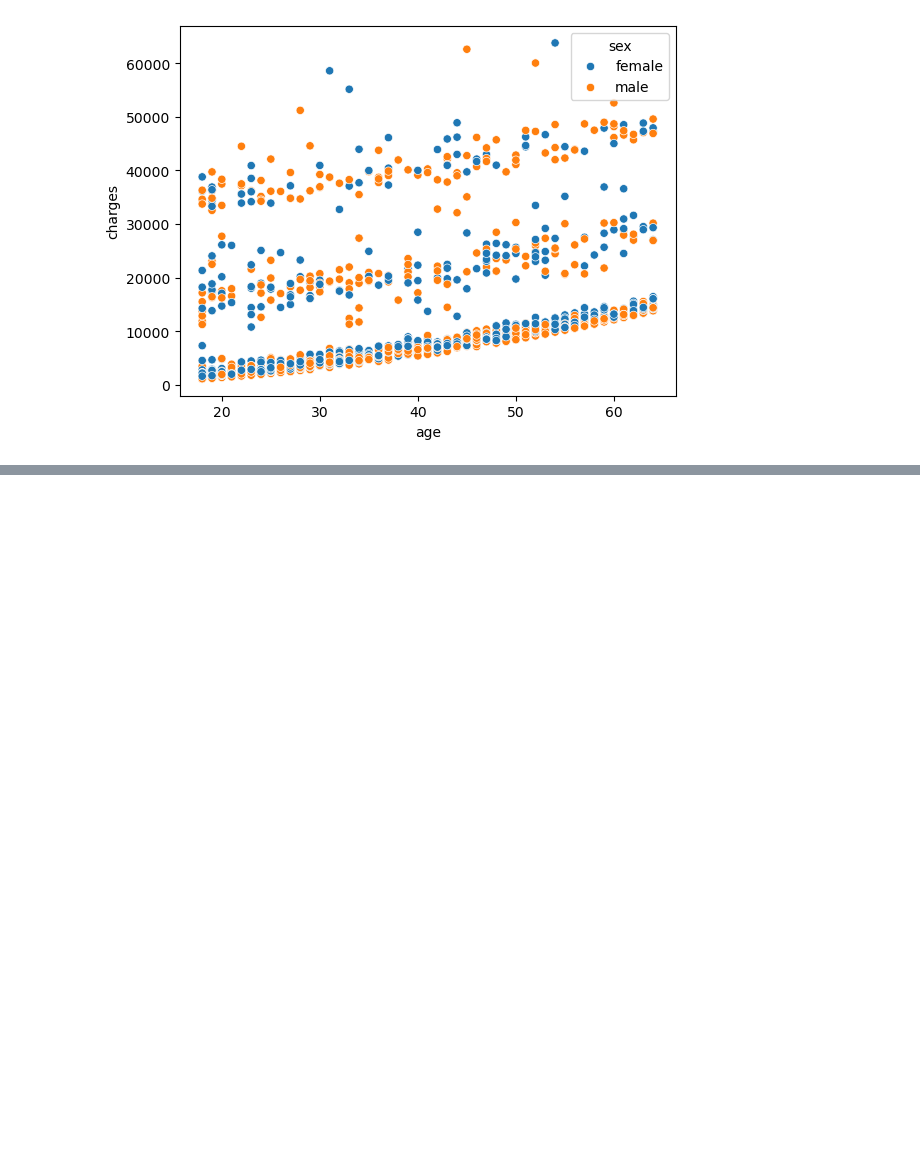
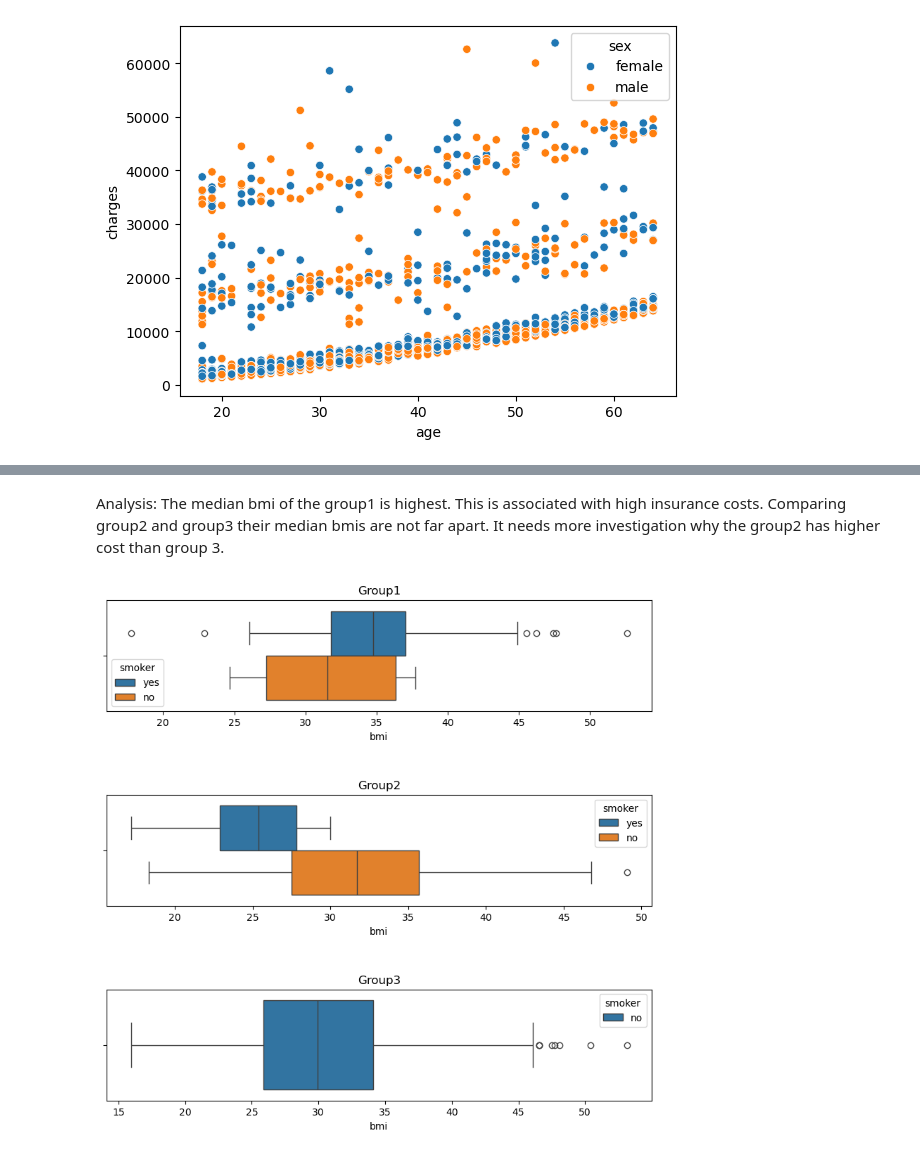
Before and after one commit to sum246/Medical-Insurance-Costs, a Jupyter notebook: myportfolio-insurance-costs.ipynb, the cells around one changed output, grey strips where cells are left out. Cells and saved outputs as stored; diff of their text form; code cells hidden in the pictures; blank space fills up the shorter version.

```diff
--- a/myportfolio-insurance-costs.ipynb
+++ b/myportfolio-insurance-costs.ipynb
@@ -141,0 +180,17 @@ whose charges are in 3 different ranges.
+# %% [markdown]
+Analysis: The median bmi of the group1 is highest. This is associated with high insurance costs. Comparing group2 and group3
+their median bmis are not far apart. It needs more investigation why the group2 has higher cost than group 3.
+# %%
+plt.figure(figsize =(10, 8))
+ax= plt.subplot(3, 1,1)
+sns.boxplot(x='bmi', hue= 'smoker', data=group1)
+plt.title('Group1')
+plt.subplot(3,1,2)
+sns.boxplot(x='bmi', hue= 'smoker', data=group2)
+plt.title('Group2')
+plt.subplot(3,1,3)
+sns.boxplot(x='bmi', hue= 'smoker', data=group3)
+plt.title('Group3')
+plt.subplots_adjust(top = 1, hspace = .75)
+# %% [output]
+[figure, added]
```
Also changed, not shown: parts of 16 cells of this notebook.
